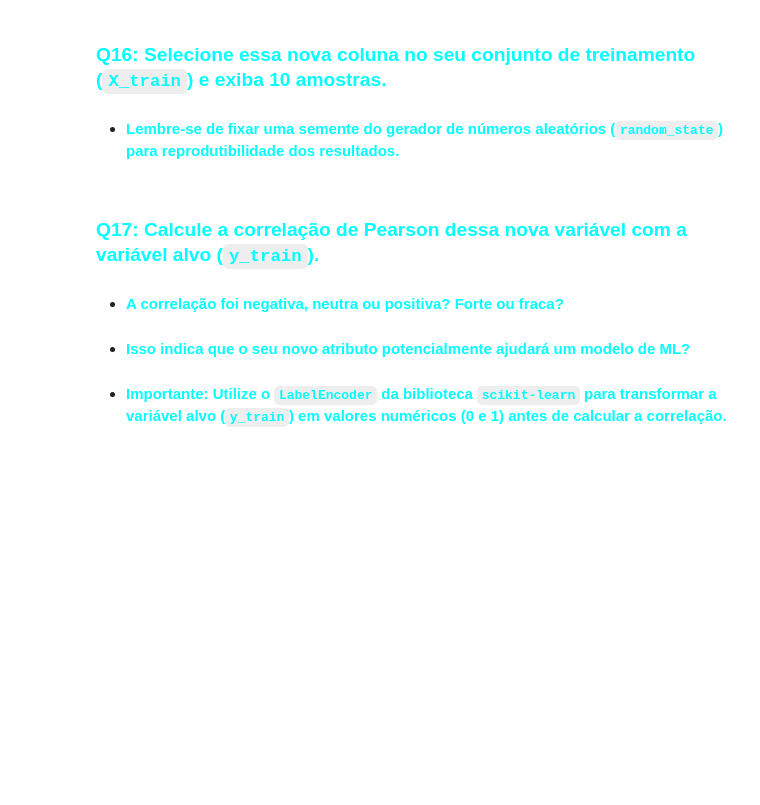
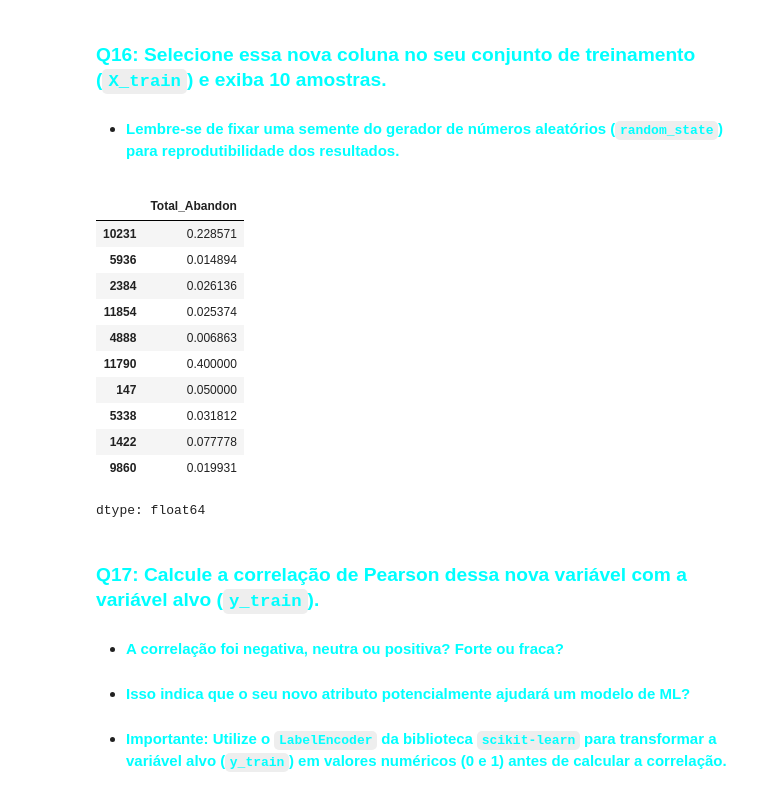
Before and after one commit to MatheusAndrade23/E08-L2-Project, a Jupyter notebook: lab/C24_2026_1_L1_Atividade_04_355.ipynb, the cells around one changed output. Drawn from its saved outputs; the diff is of its cells as text; code cells hidden in the pictures; blank space fills up the shorter version.

```diff
--- a/lab/C24_2026_1_L1_Atividade_04_355.ipynb
+++ b/lab/C24_2026_1_L1_Atividade_04_355.ipynb
@@ -210,9 +276,27 @@ Máximo: 0.2
 # %% [markdown]
 ### <font color='cyan'>Q15: A partir dos atributos originais, crie uma nova coluna (atributo) no dataset que possa ser informativa para um modelo preditivo. Explique a lógica da sua nova variável.</font>
 - #### <font color='cyan'>Você pode combinar a taxa de rejeição e a taxa de saída (`BounceRates` e `ExitRates`) para criar uma variável de `Total_Abandon` (soma das taxas).</font>
+# %%
+X_train['Total_Abandon'] = X_train['BounceRates'] + X_train['ExitRates']
+X_test['Total_Abandon'] = X_test['BounceRates'] + X_test['ExitRates']
 # %% [markdown]
 ### <font color='cyan'>Q16: Selecione essa nova coluna no seu conjunto de treinamento (`X_train`) e exiba 10 amostras.</font>
 - #### <font color='cyan'> Lembre-se de fixar uma semente do gerador de números aleatórios (`random_state`) para reprodutibilidade dos resultados.</font>
+# %%
+X_train['Total_Abandon'].sample(10)
+# %% [output]
+|  | Total_Abandon |
+| 10231 | 0.228571 |
+| 5936 | 0.014894 |
+| 2384 | 0.026136 |
+| 11854 | 0.025374 |
+| 4888 | 0.006863 |
+| 11790 | 0.400000 |
+| 147 | 0.050000 |
+| 5338 | 0.031812 |
+| 1422 | 0.077778 |
+| 9860 | 0.019931 |
+dtype: float64
 # %% [markdown]
 ### <font color='cyan'>Q17: Calcule a correlação de Pearson dessa nova variável com a variável alvo (`y_train`).</font>
 - #### <font color='cyan'>A correlação foi negativa, neutra ou positiva? Forte ou fraca?</font>
```
Also changed, not shown: parts of 12 cells of this notebook.
